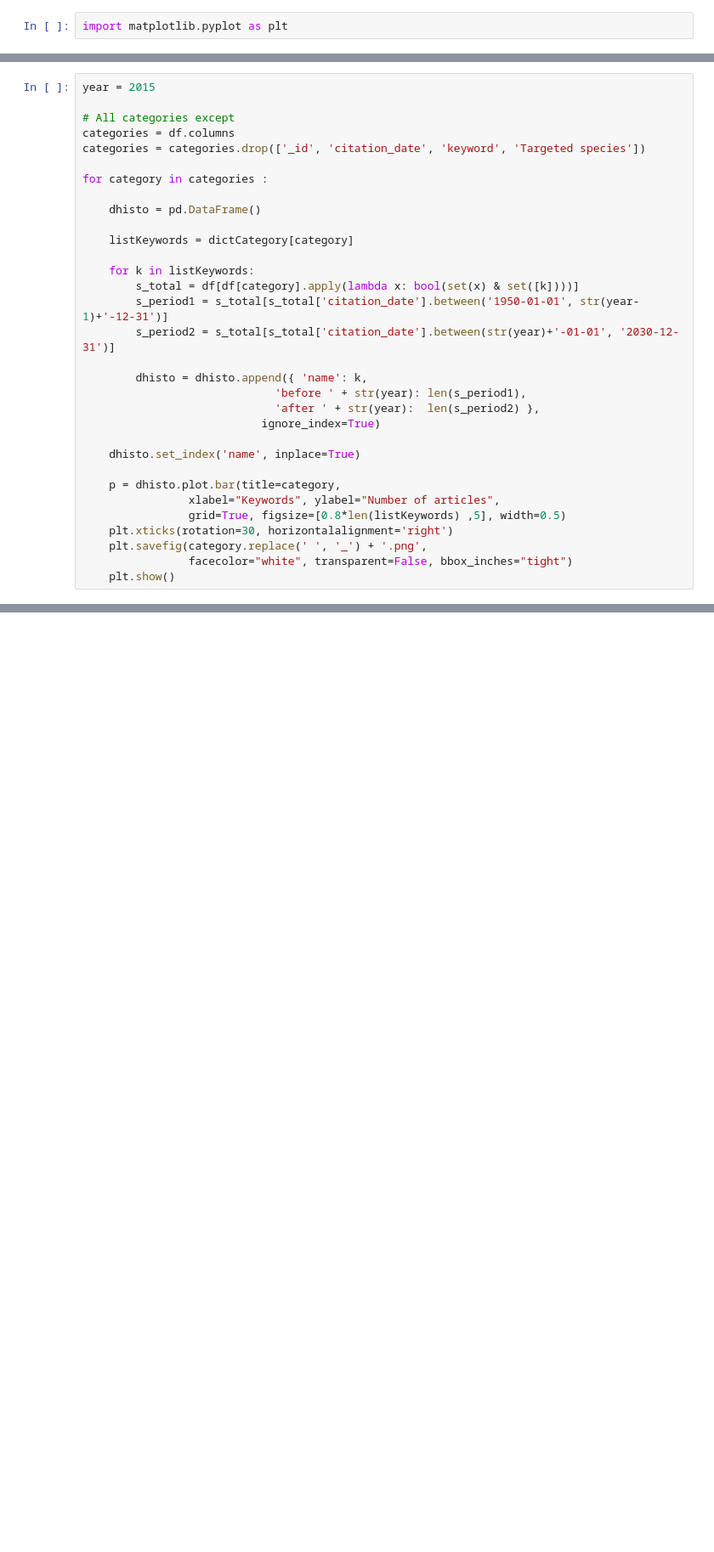
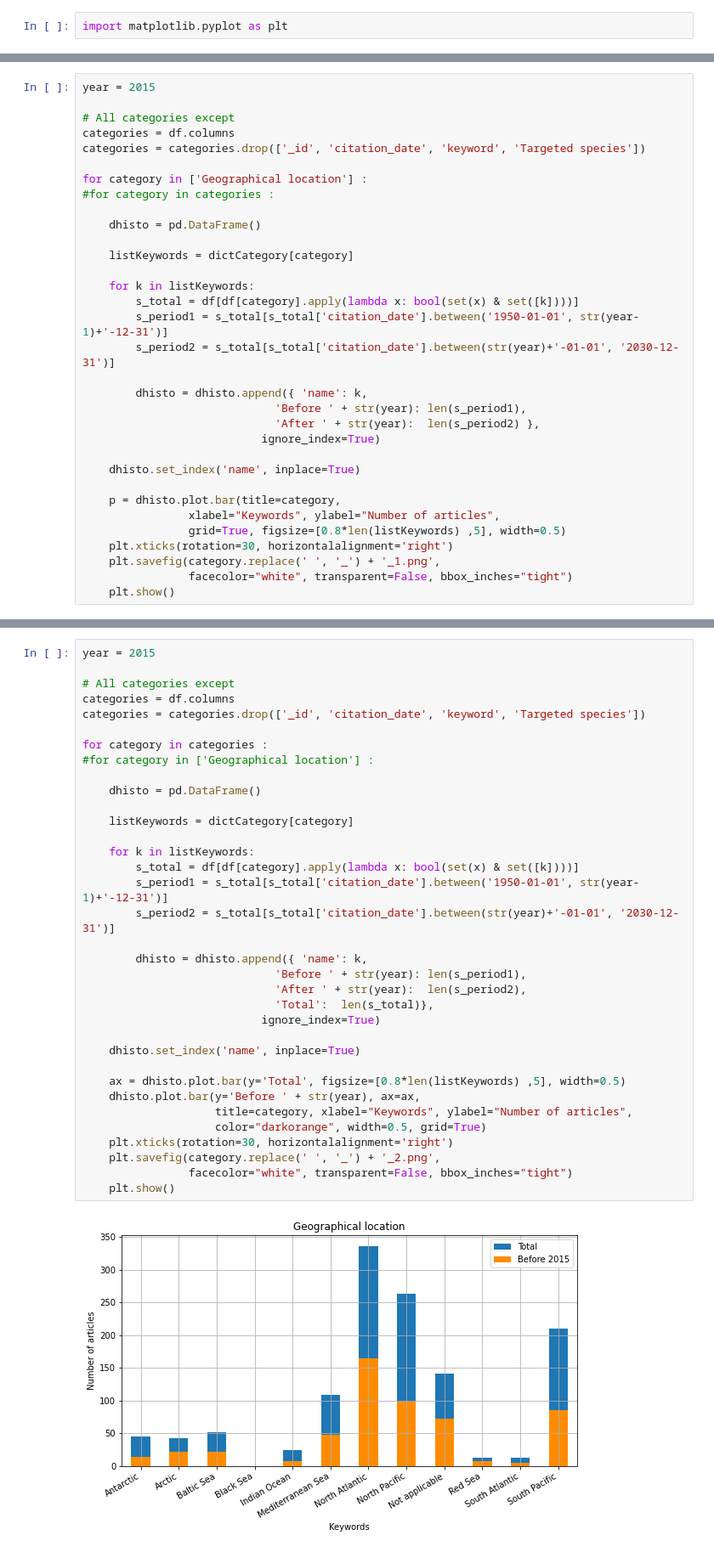
Before and after one commit to PBrockmann/PANGAEA_Scraping, a Jupyter notebook: PANGAEA_OAICC_histo_01.ipynb, the cells around one changed output, grey strips where cells are left out. Shown: that part at 85% size. Drawn from its saved outputs; the diff is of its cells as text; blank space fills up the shorter version.

Commit message:
Histo Total / Before

```diff
--- a/PANGAEA_OAICC_histo_01.ipynb
+++ b/PANGAEA_OAICC_histo_01.ipynb
@@ -356,7 +358,8 @@ year = 2015
 categories = df.columns
 categories = categories.drop(['_id', 'citation_date', 'keyword', 'Targeted species'])
 
-for category in categories :
+for category in ['Geographical location'] :
+#for category in categories :
 
     dhisto = pd.DataFrame()
 
@@ -368,8 +371,8 @@ for category in categories :
         s_period2 = s_total[s_total['citation_date'].between(str(year)+'-01-01', '2030-12-31')]
 
         dhisto = dhisto.append({ 'name': k,
-                             'before ' + str(year): len(s_period1),
-                             'after ' + str(year):  len(s_period2) },
+                             'Before ' + str(year): len(s_period1),
+                             'After ' + str(year):  len(s_period2) },
                            ignore_index=True)
 
     dhisto.set_index('name', inplace=True)
@@ -378,7 +381,7 @@ for category in categories :
                 xlabel="Keywords", ylabel="Number of articles",
                 grid=True, figsize=[0.8*len(listKeywords) ,5], width=0.5)
     plt.xticks(rotation=30, horizontalalignment='right')
-    plt.savefig(category.replace(' ', '_') + '.png',
+    plt.savefig(category.replace(' ', '_') + '_1.png',
                 facecolor="white", transparent=False, bbox_inches="tight")
     plt.show()
 # %% [output]
@@ -398,0 +391,37 @@ for category in categories :
+# %%
+year = 2015
+
+# All categories except
+categories = df.columns
+categories = categories.drop(['_id', 'citation_date', 'keyword', 'Targeted species'])
+
+for category in categories :
+#for category in ['Geographical location'] :
+
+    dhisto = pd.DataFrame()
+
+    listKeywords = dictCategory[category]
+
+    for k in listKeywords:
+        s_total = df[df[category].apply(lambda x: bool(set(x) & set([k])))]
+        s_period1 = s_total[s_total['citation_date'].between('1950-01-01', str(year-1)+'-12-31')]
+        s_period2 = s_total[s_total['citation_date'].between(str(year)+'-01-01', '2030-12-31')]
+
+        dhisto = dhisto.append({ 'name': k,
+                             'Before ' + str(year): len(s_period1),
+                             'After ' + str(year):  len(s_period2),
+                             'Total':  len(s_total)},
+                           ignore_index=True)
+
+    dhisto.set_index('name', inplace=True)
+
+    ax = dhisto.plot.bar(y='Total', figsize=[0.8*len(listKeywords) ,5], width=0.5)
+    dhisto.plot.bar(y='Before ' + str(year), ax=ax,
+                    title=category, xlabel="Keywords", ylabel="Number of articles",
+                    color="darkorange", width=0.5, grid=True)
+    plt.xticks(rotation=30, horizontalalignment='right')
+    plt.savefig(category.replace(' ', '_') + '_2.png',
+                facecolor="white", transparent=False, bbox_inches="tight")
+    plt.show()
+# %% [output]
+[figure, added]
```
Also changed, not shown: parts of 6 cells of this notebook.
